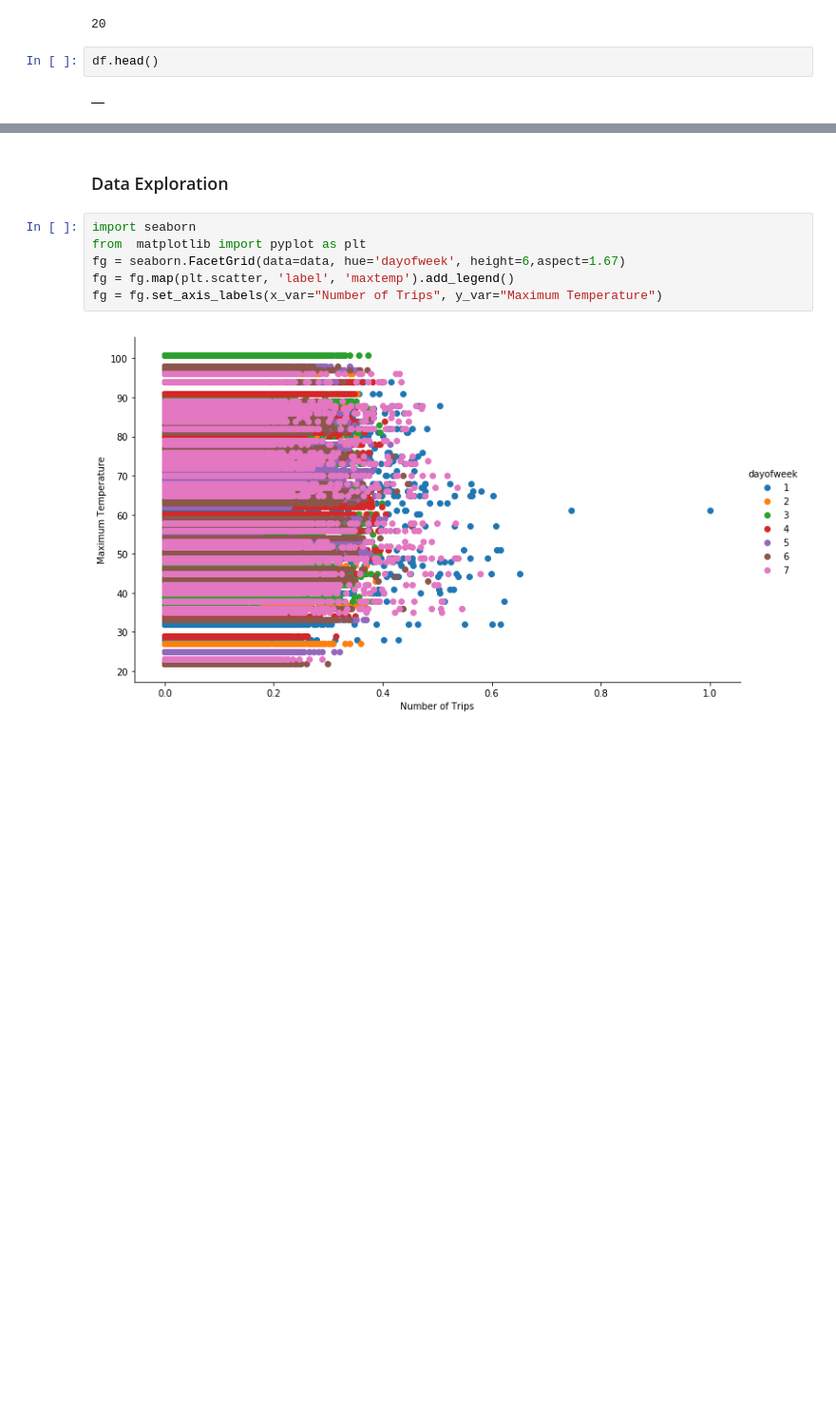
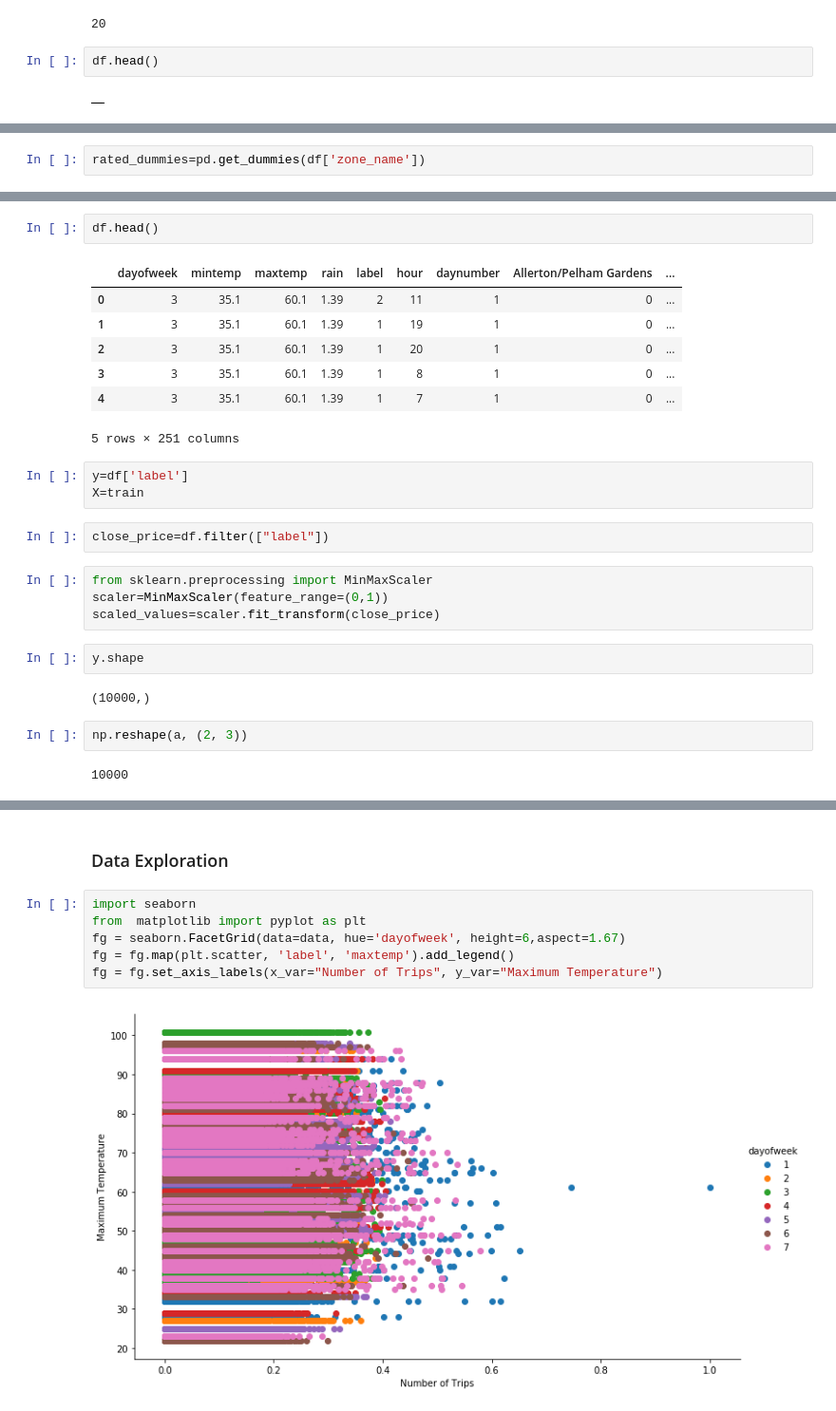
Before and after one commit to ssrbazpur/Data-Science-Starting-Kit, a Jupyter notebook: Using_BQML_to_make_predictions.ipynb, the cells around one changed output, grey strips where cells are left out. Shown: that part at 95% size. Saved outputs shown, nothing was run; the diff lists cells and outputs as text; blank space fills up the shorter version.

```diff
--- a/Using_BQML_to_make_predictions.ipynb
+++ b/Using_BQML_to_make_predictions.ipynb
@@ -192,0 +159,2 @@ Successfully installed dask-glm-0.2.0 dask-ml-0.13.0 multipledispatch-0.6.0
+# %%
+rated_dummies=pd.get_dummies(df['zone_name'])
@@ -192,0 +201,27 @@ Successfully installed dask-glm-0.2.0 dask-ml-0.13.0 multipledispatch-0.6.0
+# %%
+df.head()
+# %% [output]
+|  | dayofweek | mintemp | maxtemp | rain | label | hour | daynumber | Allerton/Pelham Gardens | ... |
+| 0 | 3 | 35.1 | 60.1 | 1.39 | 2 | 11 | 1 | 0 | ... |
+| 1 | 3 | 35.1 | 60.1 | 1.39 | 1 | 19 | 1 | 0 | ... |
+| 2 | 3 | 35.1 | 60.1 | 1.39 | 1 | 20 | 1 | 0 | ... |
+| 3 | 3 | 35.1 | 60.1 | 1.39 | 1 | 8 | 1 | 0 | ... |
+| 4 | 3 | 35.1 | 60.1 | 1.39 | 1 | 7 | 1 | 0 | ... |
+5 rows × 251 columns
+# %%
+y=df['label']
+X=train
+# %%
+close_price=df.filter(["label"])
+# %%
+from sklearn.preprocessing import MinMaxScaler
+scaler=MinMaxScaler(feature_range=(0,1))
+scaled_values=scaler.fit_transform(close_price)
+# %%
+y.shape
+# %% [output]
+(10000,)
+# %%
+np.reshape(a, (2, 3))
+# %% [output]
+10000
```
Also changed, not shown: parts of 37 cells of this notebook.
